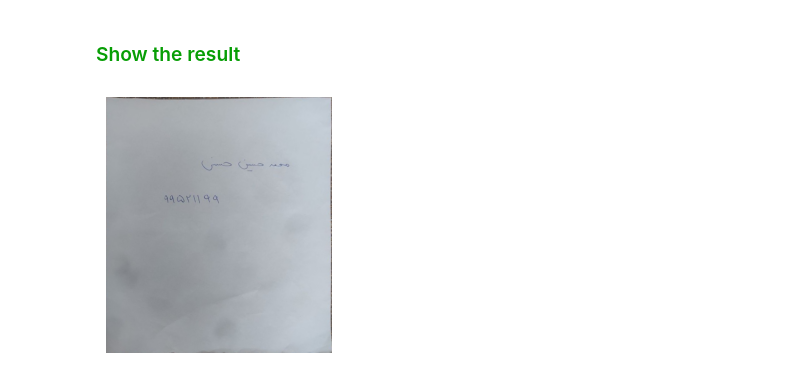
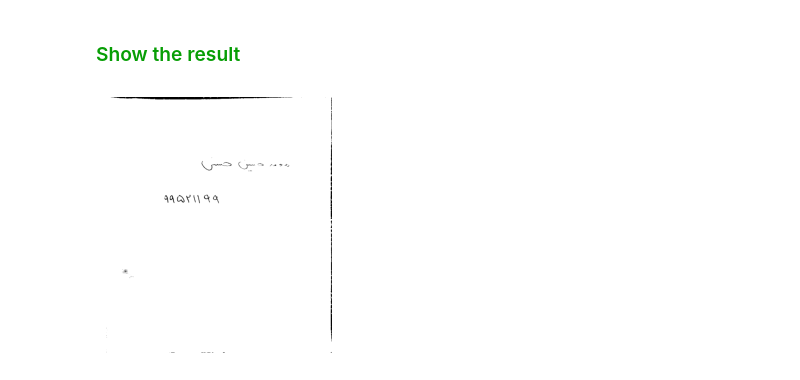
Before and after one commit to mhhasani/computer-vision, a Jupyter notebook: HW3/Q4.ipynb, the cells around one changed output. Saved outputs shown, nothing was run; the diff lists cells and outputs as text; code cells hidden in the pictures.

```diff
--- a/HW3/Q4.ipynb
+++ b/HW3/Q4.ipynb
@@ -73,29 +73,35 @@ plt.show()
 # %%
 # Find contours in the binary image
 contours, hierarchy = cv2.findContours(thresh, cv2.RETR_TREE, cv2.CHAIN_APPROX_SIMPLE)
 
 # Find the contour with the largest area (this should be the paper)
 paper_contour = max(contours, key=cv2.contourArea)
 
 # Approximate the contour to a polygon with fewer vertices
 epsilon = 0.1 * cv2.arcLength(paper_contour, True)
 approx = cv2.approxPolyDP(paper_contour, epsilon, True)
 
 vertices = reorder(approx.reshape(4, 2))
 
 # Compute the width and height of the new image
 width = max(np.linalg.norm(vertices[0] - vertices[1]), np.linalg.norm(vertices[2] - vertices[3]))
 height = max(np.linalg.norm(vertices[0] - vertices[3]), np.linalg.norm(vertices[1] - vertices[2]))
 
 # Compute the perspective transform matrix
 M = cv2.getPerspectiveTransform(vertices, np.float32([[0, 0], [width, 0], [width, height], [0, height]]))
 
 # Apply the perspective transformation to the original image
 warped = cv2.warpPerspective(image, M, (int(width), int(height)))
 
+# convert to gray and set value grate than 127 to 255 and less than 127 to 0
+ret, thresh = cv2.threshold(warped, 130, 255, cv2.THRESH_BINARY)
+
+# convert to gray
+gray_image = cv2.cvtColor(thresh, cv2.COLOR_BGR2GRAY)
+
 # Display the results
 plt.subplot(1, 2, 2)
-imshow(warped)
+imshow(gray_image)
 plt.show()
 # %% [output]
-[figure, old version]
+[figure, new version]
```
